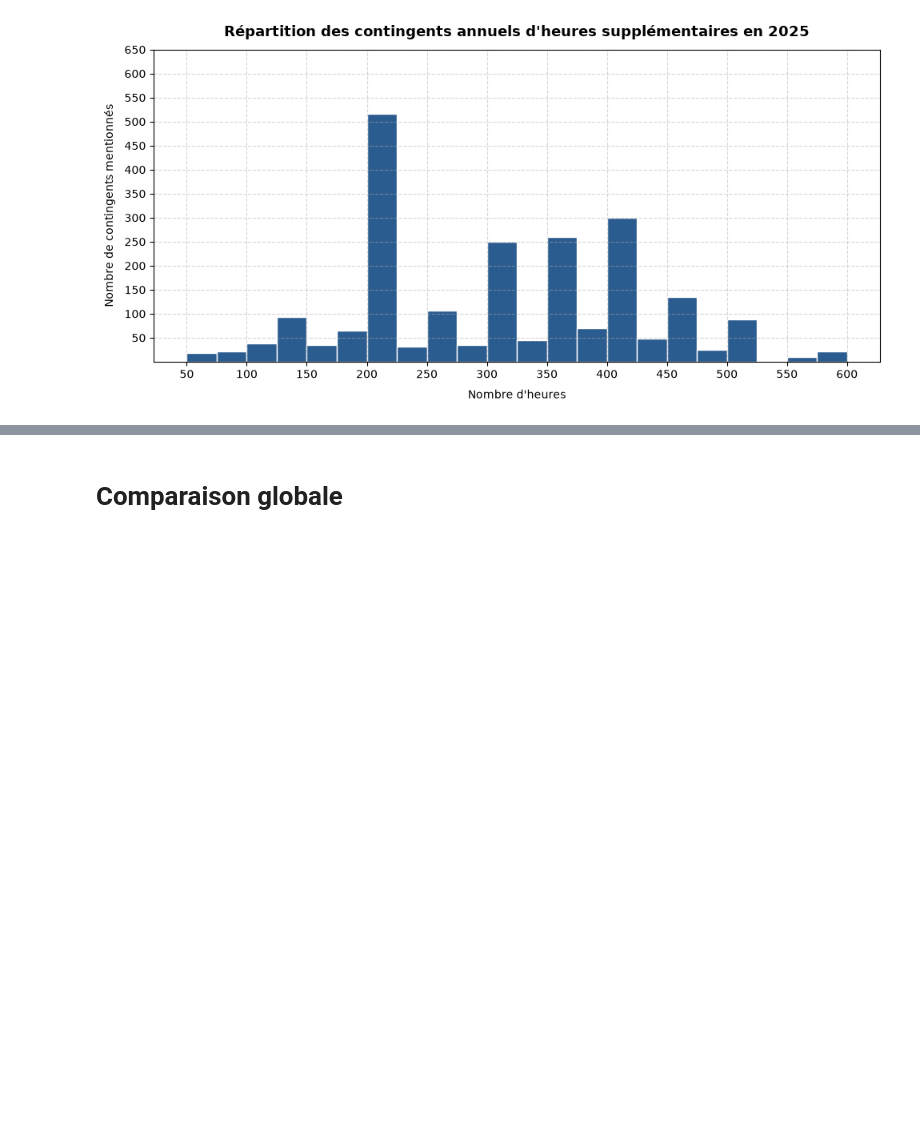
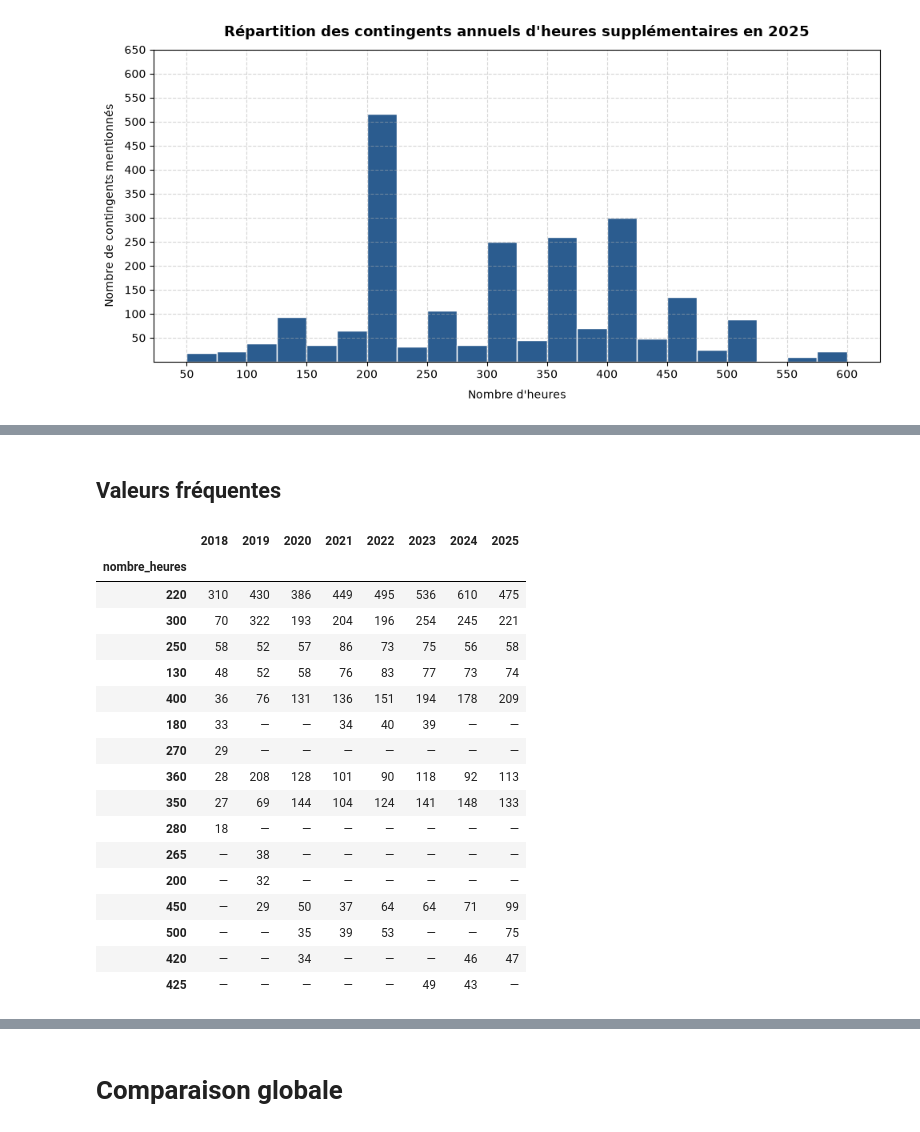
Before and after one commit to mateomorin/accords_heures_supp, a Jupyter notebook: notebooks/visualisation_heures_supp.ipynb, the cells around one changed output, grey strips where cells are left out. Saved outputs shown, nothing was run; the diff lists cells and outputs as text; code cells hidden in the pictures; blank space fills up the shorter version.

```diff
--- a/notebooks/visualisation_heures_supp.ipynb
+++ b/notebooks/visualisation_heures_supp.ipynb
@@ -203,0 +292,2 @@ Sur 3609 accords dans le thème des heures supplémentaires en 2025, 101 rappell
+# %% [markdown]
+## Valeurs fréquentes
@@ -203,0 +318,47 @@ Sur 3609 accords dans le thème des heures supplémentaires en 2025, 101 rappell
+# %%
+most_populars = []
+
+for year in range(2018,2026):
+    df = pd.DataFrame(frequent_heures_supp(year)).rename(columns={"count": str(year)})
+    most_populars.append(df)
+
+most_populars = pd.concat(most_populars, axis=1)
+most_populars.index = most_populars.index.astype(int)
+# %%
+def style_nan(val):
+  if pd.isna(val):
+    return "background-color: white; color: black;"
+  return ""
+# %%
+(
+    most_populars
+    .style.background_gradient(
+        cmap="RdPu",
+        axis=None,
+    )
+    .format(
+        "{:.0f}", na_rep="—"
+    )
+    .map(
+        style_nan
+    )
+)
+# %% [output]
+|  | 2018 | 2019 | 2020 | 2021 | 2022 | 2023 | 2024 | 2025 |
+| nombre_heures |  |  |  |  |  |  |  |  |
+| 220 | 310 | 430 | 386 | 449 | 495 | 536 | 610 | 475 |
+| 300 | 70 | 322 | 193 | 204 | 196 | 254 | 245 | 221 |
+| 250 | 58 | 52 | 57 | 86 | 73 | 75 | 56 | 58 |
+| 130 | 48 | 52 | 58 | 76 | 83 | 77 | 73 | 74 |
+| 400 | 36 | 76 | 131 | 136 | 151 | 194 | 178 | 209 |
+| 180 | 33 | — | — | 34 | 40 | 39 | — | — |
+| 270 | 29 | — | — | — | — | — | — | — |
+| 360 | 28 | 208 | 128 | 101 | 90 | 118 | 92 | 113 |
+| 350 | 27 | 69 | 144 | 104 | 124 | 141 | 148 | 133 |
+| 280 | 18 | — | — | — | — | — | — | — |
+| 265 | — | 38 | — | — | — | — | — | — |
+| 200 | — | 32 | — | — | — | — | — | — |
+| 450 | — | 29 | 50 | 37 | 64 | 64 | 71 | 99 |
+| 500 | — | — | 35 | 39 | 53 | — | — | 75 |
+| 420 | — | — | 34 | — | — | — | 46 | 47 |
+| 425 | — | — | — | — | — | 49 | 43 | — |
```
Also changed, not shown: parts of 8 cells of this notebook, 2 other files.
